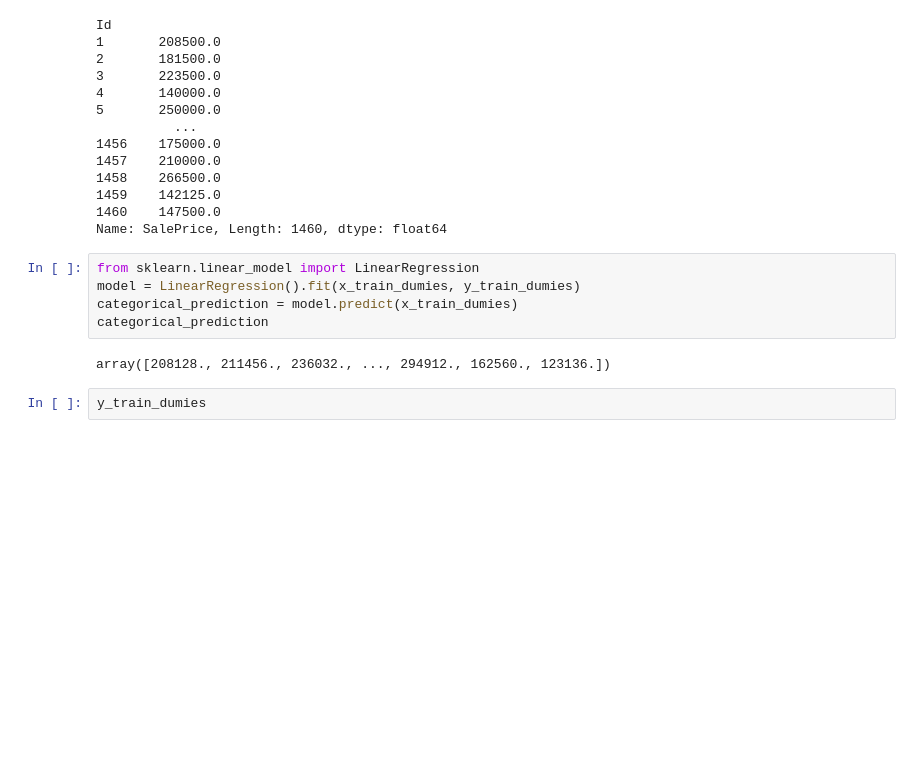
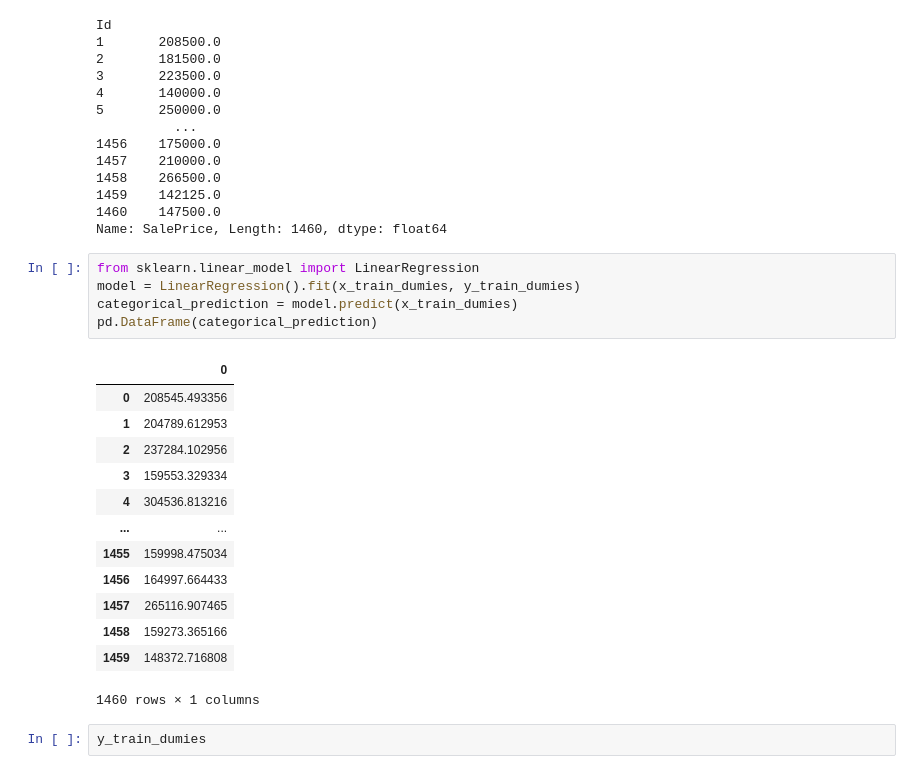
Before and after one commit to ziad-jradeh/House-Prices-Prediction, a Jupyter notebook: Cleaning-feature eng- model - tabali.ipynb, the cells around one changed output. Drawn from its saved outputs; the diff is of its cells as text; blank space fills up the shorter version.

```diff
--- a/Cleaning-feature eng- model - tabali.ipynb
+++ b/Cleaning-feature eng- model - tabali.ipynb
@@ -440,10 +440,22 @@ Name: SalePrice, Length: 1460, dtype: float64
 # %%
 from sklearn.linear_model import LinearRegression
 model = LinearRegression().fit(x_train_dumies, y_train_dumies)
 categorical_prediction = model.predict(x_train_dumies)
-categorical_prediction
+pd.DataFrame(categorical_prediction)
 # %% [output]
+|  | 0 |
+| 0 | 208545.493356 |
+| 1 | 204789.612953 |
+| 2 | 237284.102956 |
+| 3 | 159553.329334 |
+| 4 | 304536.813216 |
+| ... | ... |
+| 1455 | 159998.475034 |
+| 1456 | 164997.664433 |
+| 1457 | 265116.907465 |
+| 1458 | 159273.365166 |
+| 1459 | 148372.716808 |
-array([208128., 211456., 236032., ..., 294912., 162560., 123136.])
+1460 rows × 1 columns
 # %%
 y_train_dumies
 # %% [output]
```
Also changed, not shown: parts of 21 cells of this notebook, 1 other file.
